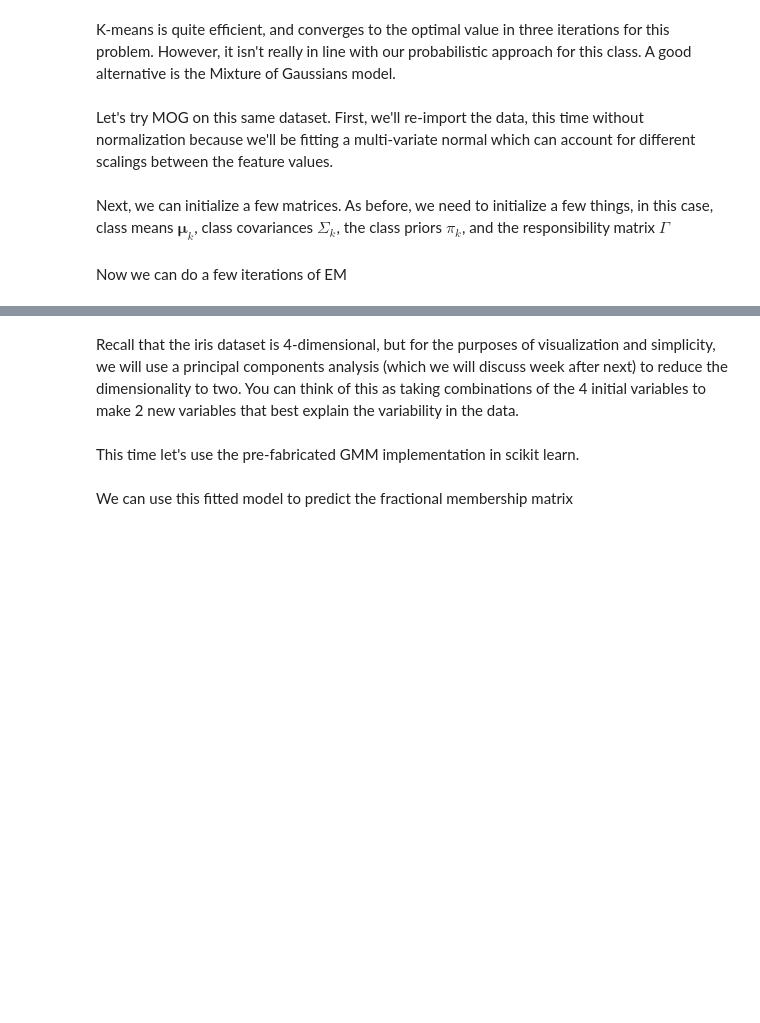
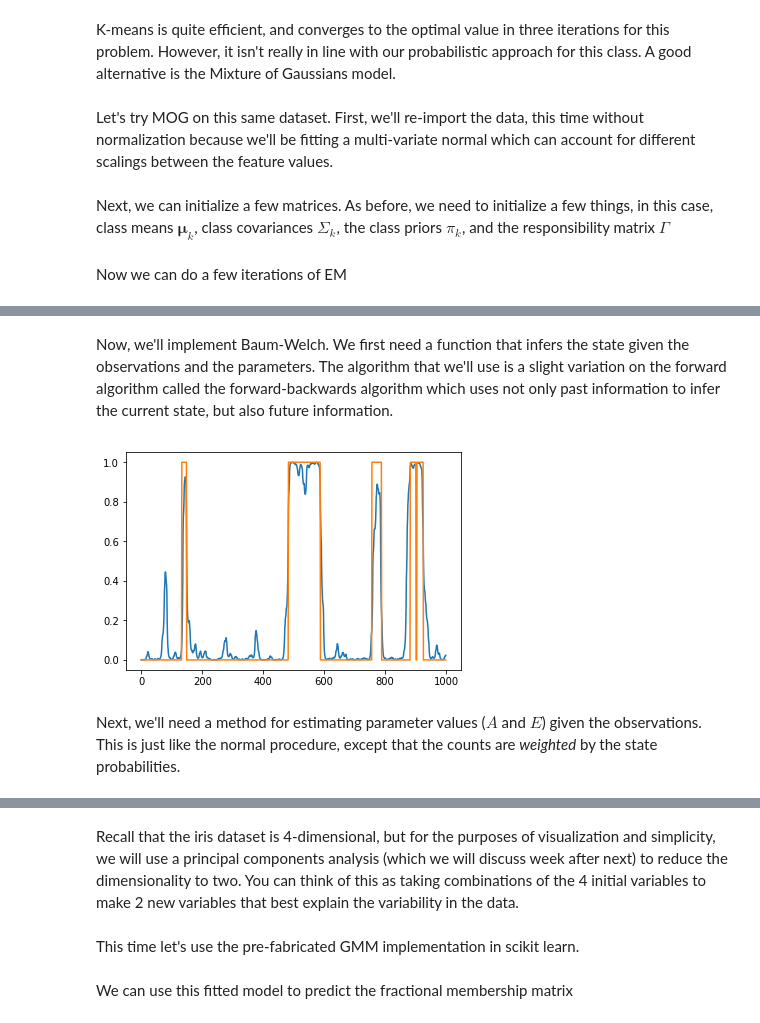
Before and after one commit to UMT-CS447-547-Fall-2018/Lecture_Notes, a Jupyter notebook: 10_expectation_maximization.ipynb, the cells around one changed output, grey strips where cells are left out. Drawn from its saved outputs; the diff is of its cells as text; code cells hidden in the pictures; blank space fills up the shorter version.

Commit message:
added baum-welch

```diff
--- a/10_expectation_maximization.ipynb
+++ b/10_expectation_maximization.ipynb
@@ -173,9 +173,9 @@ def calc_Gamma(Mu,Sigma,Pi,X):
 # Compute the parameters given fractional class membership (and the data)
 def calc_parameters(Gamma,Nk,X):
     for k in range(N):
-        Mu[k] = 1./Nk[k]*np.sum(gamma[:,k][:,np.newaxis]*X,axis=0)
+        Mu[k] = 1./Nk[k]*np.sum(Gamma[:,k][:,np.newaxis]*X,axis=0)
         t = (X-Mu[k])[:,:,np.newaxis]
-        that = (gamma[:,k][:,np.newaxis]*(X-Mu[k]))[:,np.newaxis]
+        that = (Gamma[:,k][:,np.newaxis]*(X-Mu[k]))[:,np.newaxis]
         tT = np.transpose(t,(0,2,1))
         Sigma[k]=1./Nk[k]*np.tensordot(that,tT,([0],[0])).squeeze()
         Pi[k] = Nk[k]/m
@@ -199,0 +239,65 @@ for i in range(3):
+# %% [markdown]
+Now, we'll implement Baum-Welch.  We first need a function that infers the state given the observations and the parameters.  The algorithm that we'll use is a slight variation on the forward algorithm called the forward-backwards algorithm which uses not only past information to infer the current state, but also future information.
+# %%
+def forward_backwards(X,A,E,pi):
+
+    m = len(X)
+
+    def likelihood(x,z):
+        return E[z,x]
+
+    def prediction(z):
+        return np.dot(z,A)
+
+    def prior(z):
+        return pi[z]
+
+    x_0 = X[0]
+
+    P = np.array([likelihood(x_0,0)*prior(0),likelihood(x_0,1)*prior(1)])
+    P/=P.sum()
+
+    likelihoods = np.array([[likelihood(o,z) for z in states] for o in X])
+
+    alpha = np.zeros((1000,2))
+    alpha[0] = P
+    for t in range(1,m):
+        P = alpha[t-1]
+        prediction = np.dot(P,A)
+        numerator = likelihoods[t]*prediction
+        denominator = numerator.sum()
+        alpha[t] = numerator/denominator
+
+    T = m-1
+    beta = np.zeros((m,2))
+    beta[T] = 1.0
+    for t in range(T-1,-1,-1):
+        P = beta[t+1]
+        numerator = np.dot(A,P*likelihoods[t+1])
+        denominator = numerator.sum()
+        beta[t] = numerator/denominator
+
+    gamma = alpha*beta
+    gamma = gamma/gamma.sum(axis=1)[:,np.newaxis]
+
+    sigma = np.zeros((m,2,2))
+    for t in range(m):
+        for i in range(2):
+            for j in range(2):
+                try:
+                    sigma[t,i,j] = alpha[t,i]*A[i,j]*beta[t+1,j]*likelihoods[t+1,j]
+                except IndexError:
+                    sigma[t,i,j] = alpha[t,i]*A[i,j]
+
+        sigma[t,:,:] /= sigma[t,:,:].sum()
+
+    return gamma, sigma
+
+gamma, sigma = forward_backwards(observation_list,A,E,pi)
+plt.plot(gamma[:,1])
+plt.plot(state)
+plt.show()
+# %% [output]
+[figure, added]
+# %% [markdown]
+Next, we'll need a method for estimating parameter values ($A$ and $E$) given the observations.  This is just like the normal procedure, except that the counts are *weighted* by the state probabilities.
```
Also changed, not shown: parts of 10 cells of this notebook.
